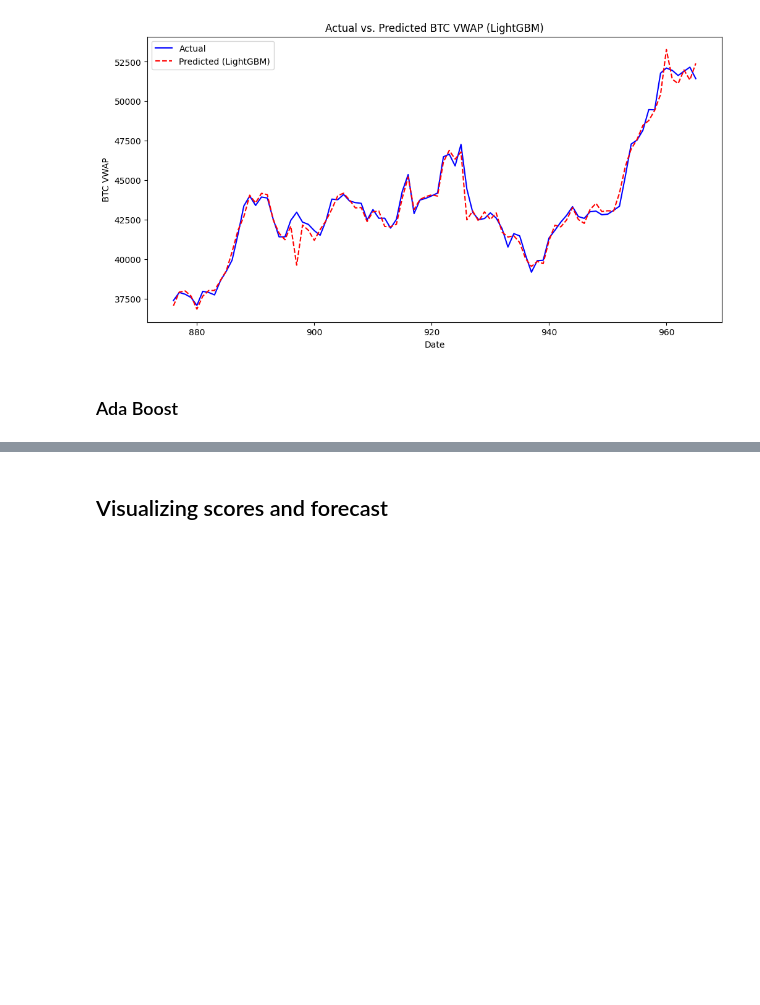
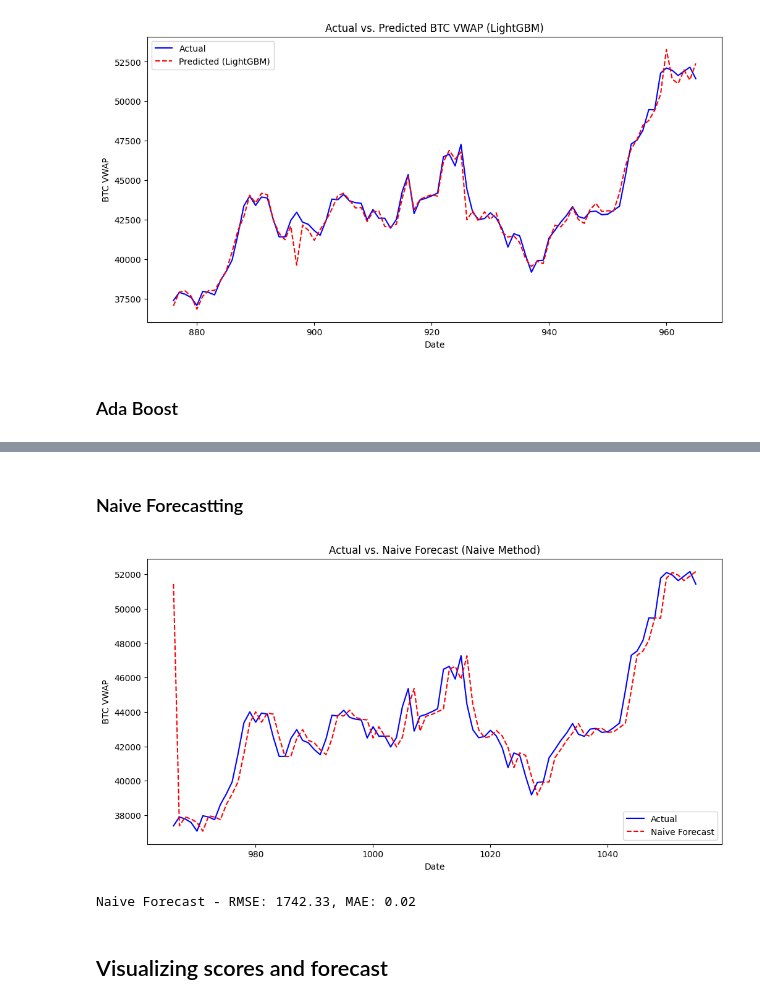
Before and after one commit to muratmertguler/MLOps, a Jupyter notebook: src/Models/ml_models.ipynb, the cells around one changed output, grey strips where cells are left out. Saved outputs shown, nothing was run; the diff lists cells and outputs as text; code cells hidden in the pictures; blank space fills up the shorter version.

```diff
--- a/src/Models/ml_models.ipynb
+++ b/src/Models/ml_models.ipynb
@@ -209,3 +209,27 @@ plt.show()
+# %% [markdown]
+### Naive Forecastting
+# %%
+y_pred_naive = np.roll(valid_y, shift=1)
+y_pred_naive[0] = valid_y.iloc[-1]
+
+
+rmse_naive = np.sqrt(mean_squared_error(valid_y, y_pred_naive))
+mape_naive = mean_absolute_percentage_error(valid_y, y_pred_naive)
+# Naive forecast grafiğini çizme
+plt.figure(figsize=(12, 6))
+plt.plot(data_valid.index, valid_y, label='Actual', color='blue')
+plt.plot(data_valid.index, y_pred_naive, label='Naive Forecast', linestyle='dashed', color='red')
+plt.title('Actual vs. Naive Forecast (Naive Method)')
+plt.xlabel('Date')
+plt.ylabel('BTC VWAP')
+plt.legend()
+plt.show()
+
+# Sonuçları yazdırma
+print(f"Naive Forecast - RMSE: {rmse_naive:.2f}, MAPE: {mape_naive:.2f}")
+# %% [output]
+[figure, added]
+Naive Forecast - RMSE: 1742.33, MAE: 0.02
 # %% [markdown]
 ## Visualizing scores and forecast
 # %%
```
Also changed, not shown: parts of 5 cells of this notebook, 10 other files.
